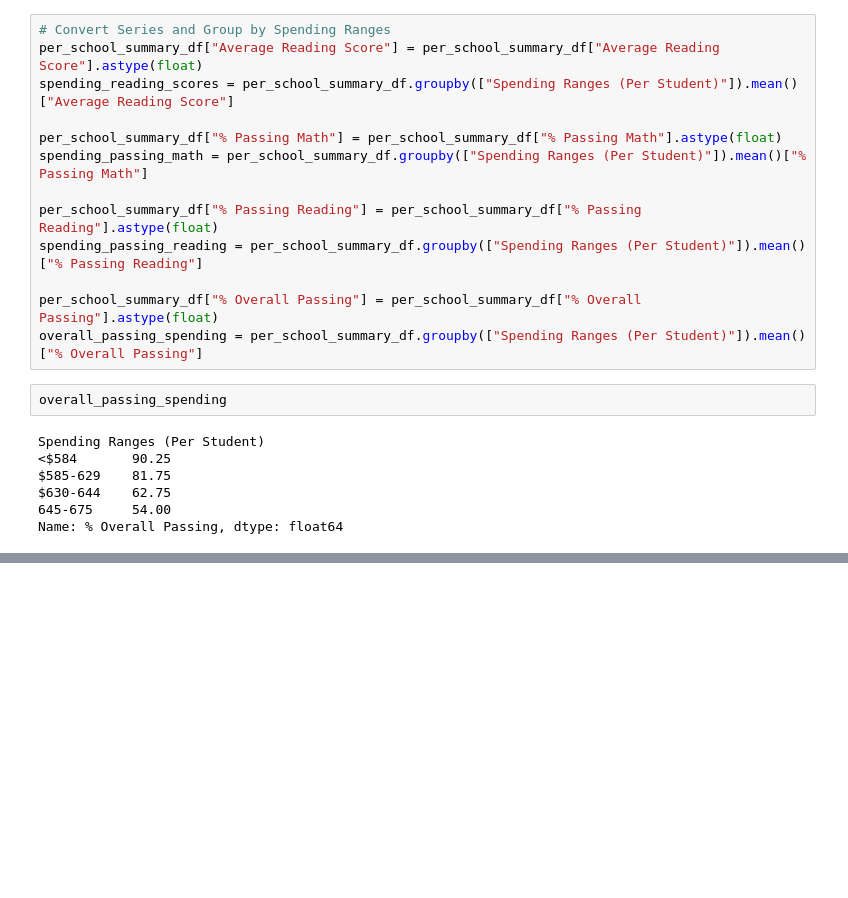
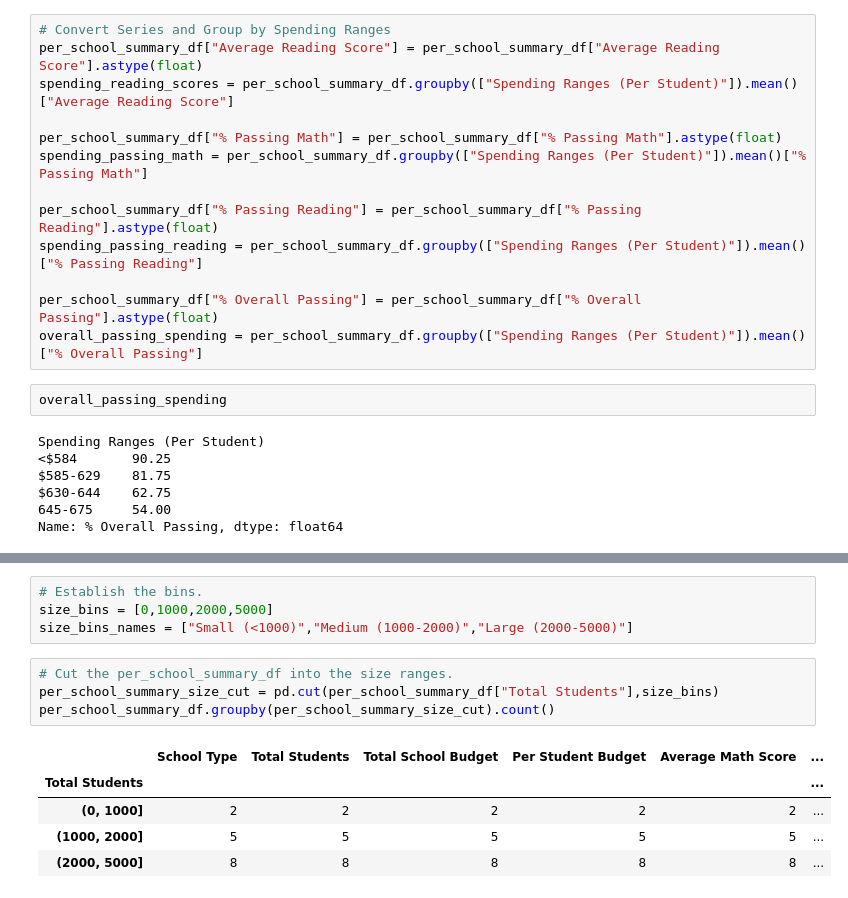
Before and after one commit to cedoula/School_District_Analysis, a Jupyter notebook: PyCitySchools.ipynb, the cells around one changed output, grey strips where cells are left out. Drawn from its saved outputs; the diff is of its cells as text; blank space fills up the shorter version.

Commit message:
Scores by school size.

```diff
--- a/PyCitySchools.ipynb
+++ b/PyCitySchools.ipynb
@@ -1455,0 +1487,14 @@ spending_summary_df
+# %%
+# Establish the bins.
+size_bins = [0,1000,2000,5000]
+size_bins_names = ["Small (<1000)","Medium (1000-2000)","Large (2000-5000)"]
+# %%
+# Cut the per_school_summary_df into the size ranges.
+per_school_summary_size_cut = pd.cut(per_school_summary_df["Total Students"],size_bins)
+per_school_summary_df.groupby(per_school_summary_size_cut).count()
+# %% [output]
+|  | School Type | Total Students | Total School Budget | Per Student Budget | Average Math Score | ... |
+| Total Students |  |  |  |  |  | ... |
+| (0, 1000] | 2 | 2 | 2 | 2 | 2 | ... |
+| (1000, 2000] | 5 | 5 | 5 | 5 | 5 | ... |
+| (2000, 5000] | 8 | 8 | 8 | 8 | 8 | ... |
```
Also changed, not shown: parts of 9 cells of this notebook.
